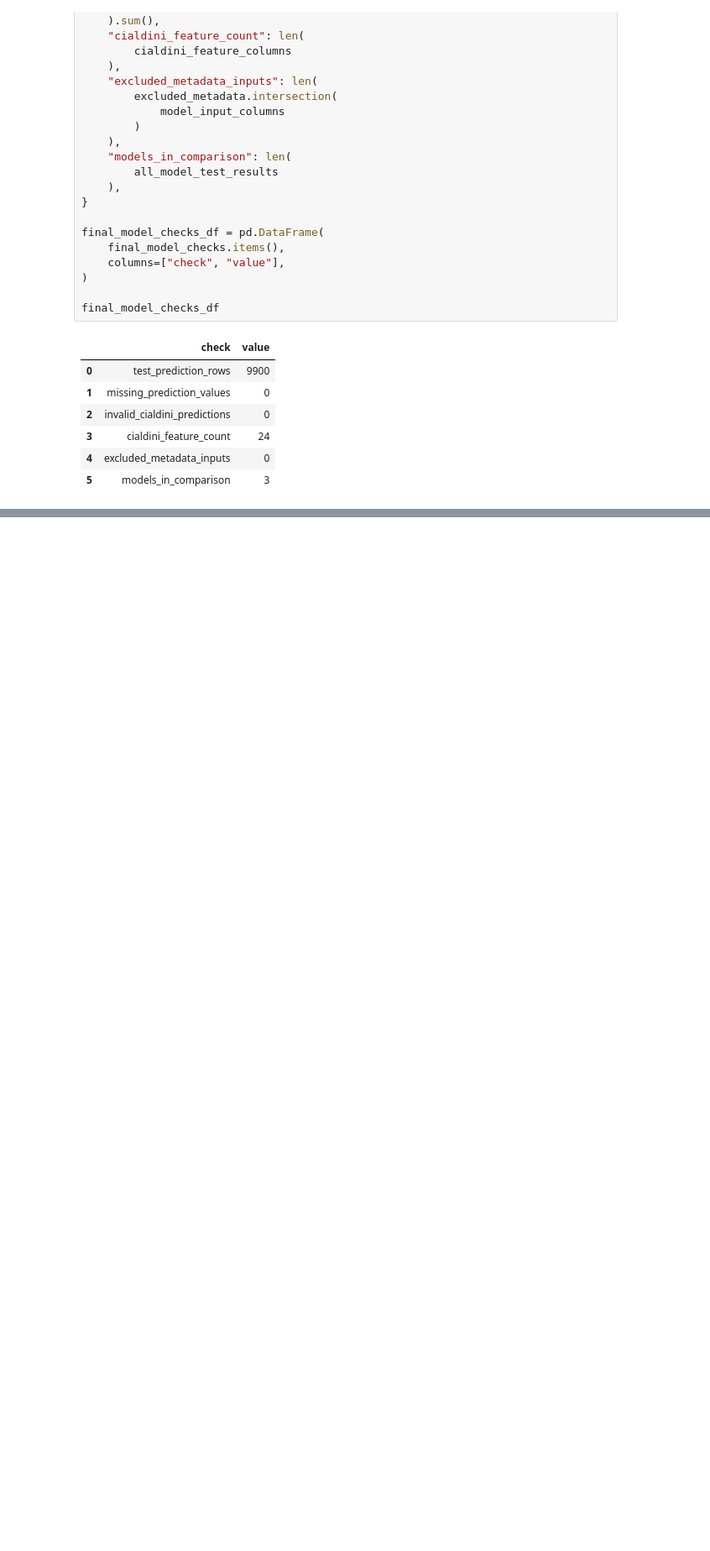
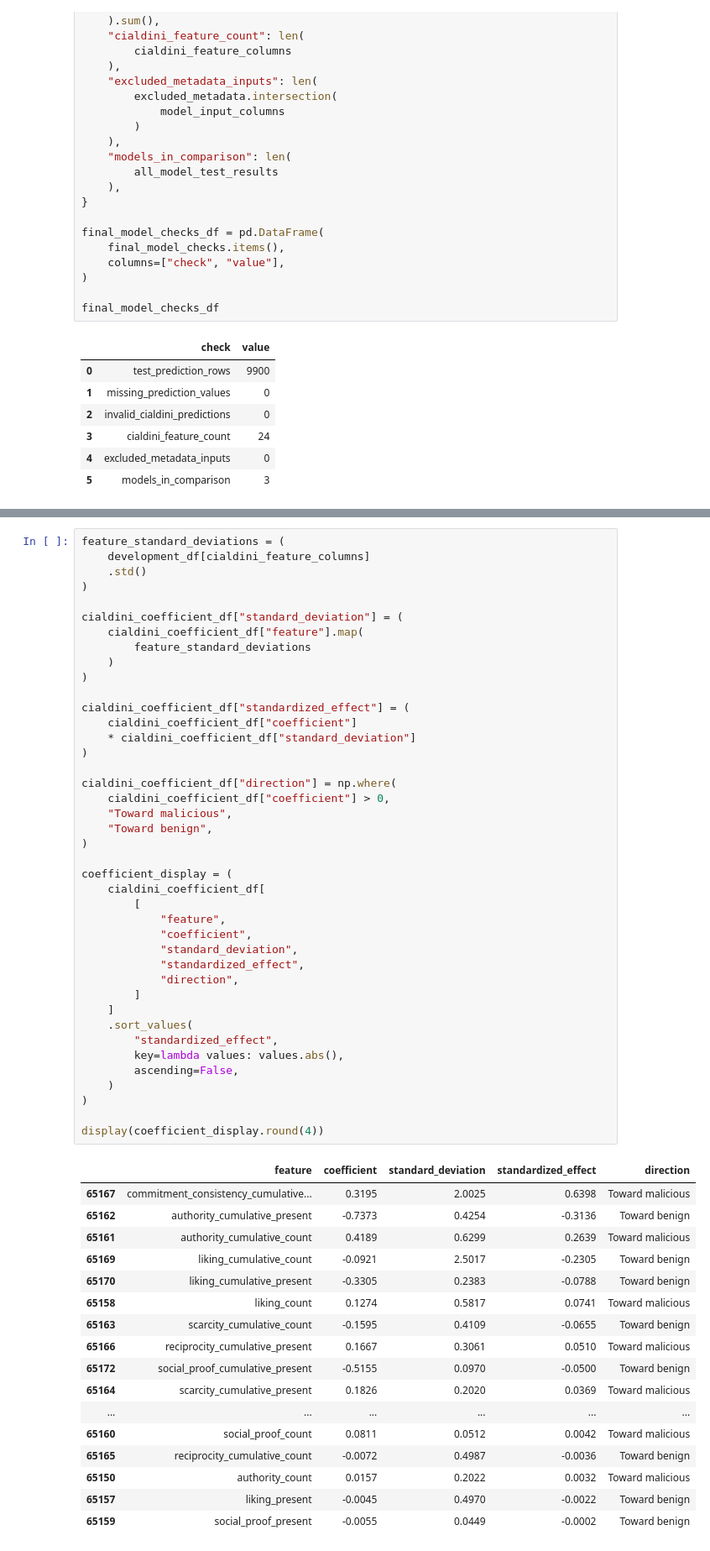
Before and after one commit to jfilloon/MTPD-CAPSTONE, a Jupyter notebook: notebooks/05_Cialdini_augmented_model.ipynb, the cells around one changed output, grey strips where cells are left out. Shown at 84% size. Saved outputs shown, nothing was run; the diff lists cells and outputs as text; blank space fills up the shorter version.

```diff
--- a/notebooks/05_Cialdini_augmented_model.ipynb
+++ b/notebooks/05_Cialdini_augmented_model.ipynb
@@ -706,0 +758,59 @@ Saved to: c:\Users\josie\OneDrive\Desktop\School\Capstone\Phishing Detection\MTP
+# %%
+feature_standard_deviations = (
+    development_df[cialdini_feature_columns]
+    .std()
+)
+
+cialdini_coefficient_df["standard_deviation"] = (
+    cialdini_coefficient_df["feature"].map(
+        feature_standard_deviations
+    )
+)
+
+cialdini_coefficient_df["standardized_effect"] = (
+    cialdini_coefficient_df["coefficient"]
+    * cialdini_coefficient_df["standard_deviation"]
+)
+
+cialdini_coefficient_df["direction"] = np.where(
+    cialdini_coefficient_df["coefficient"] > 0,
+    "Toward malicious",
+    "Toward benign",
+)
+
+coefficient_display = (
+    cialdini_coefficient_df[
+        [
+            "feature",
+            "coefficient",
+            "standard_deviation",
+            "standardized_effect",
+            "direction",
+        ]
+    ]
+    .sort_values(
+        "standardized_effect",
+        key=lambda values: values.abs(),
+        ascending=False,
+    )
+)
+
+display(coefficient_display.round(4))
+# %% [output]
+|  | feature | coefficient | standard_deviation | standardized_effect | direction |
+| 65167 | commitment_consistency_cumulative... | 0.3195 | 2.0025 | 0.6398 | Toward malicious |
+| 65162 | authority_cumulative_present | -0.7373 | 0.4254 | -0.3136 | Toward benign |
+| 65161 | authority_cumulative_count | 0.4189 | 0.6299 | 0.2639 | Toward malicious |
+| 65169 | liking_cumulative_count | -0.0921 | 2.5017 | -0.2305 | Toward benign |
+| 65170 | liking_cumulative_present | -0.3305 | 0.2383 | -0.0788 | Toward benign |
+| 65158 | liking_count | 0.1274 | 0.5817 | 0.0741 | Toward malicious |
+| 65163 | scarcity_cumulative_count | -0.1595 | 0.4109 | -0.0655 | Toward benign |
+| 65166 | reciprocity_cumulative_present | 0.1667 | 0.3061 | 0.0510 | Toward malicious |
+| 65172 | social_proof_cumulative_present | -0.5155 | 0.0970 | -0.0500 | Toward benign |
+| 65164 | scarcity_cumulative_present | 0.1826 | 0.2020 | 0.0369 | Toward malicious |
+| ... | ... | ... | ... | ... | ... |
+| 65160 | social_proof_count | 0.0811 | 0.0512 | 0.0042 | Toward malicious |
+| 65165 | reciprocity_cumulative_count | -0.0072 | 0.4987 | -0.0036 | Toward benign |
+| 65150 | authority_count | 0.0157 | 0.2022 | 0.0032 | Toward malicious |
+| 65157 | liking_present | -0.0045 | 0.4970 | -0.0022 | Toward benign |
+| 65159 | social_proof_present | -0.0055 | 0.0449 | -0.0002 | Toward benign |
```
Also changed, not shown: parts of 11 cells of this notebook, 19 other files.
